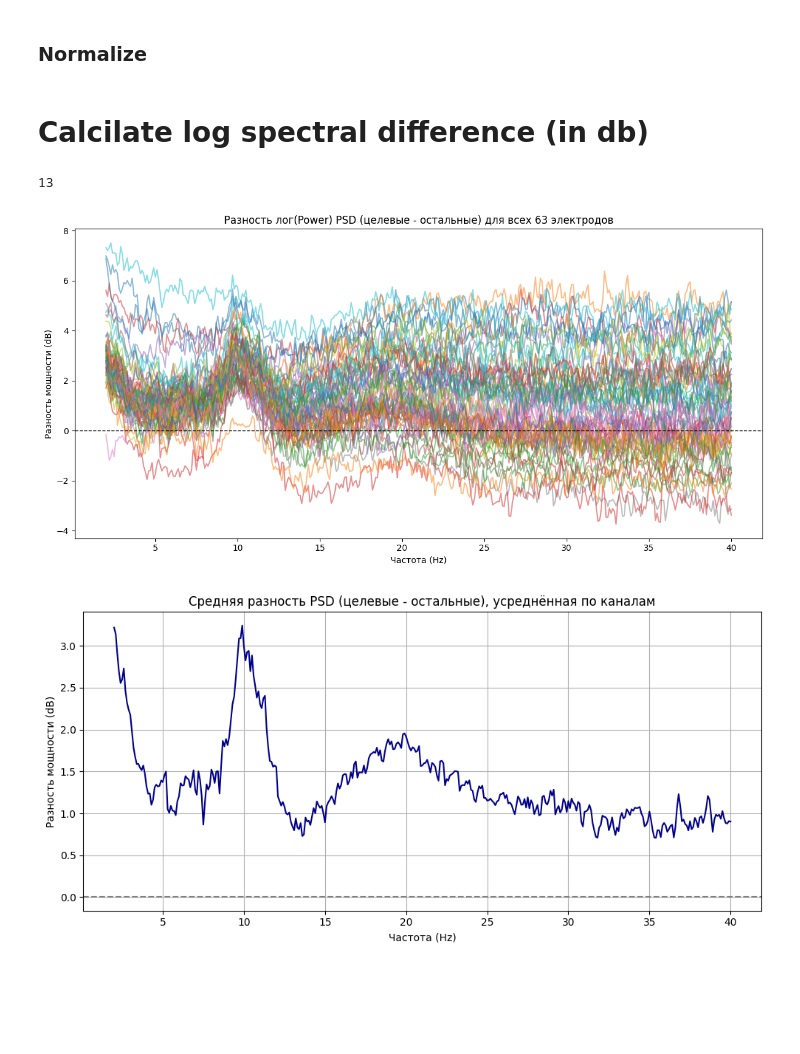
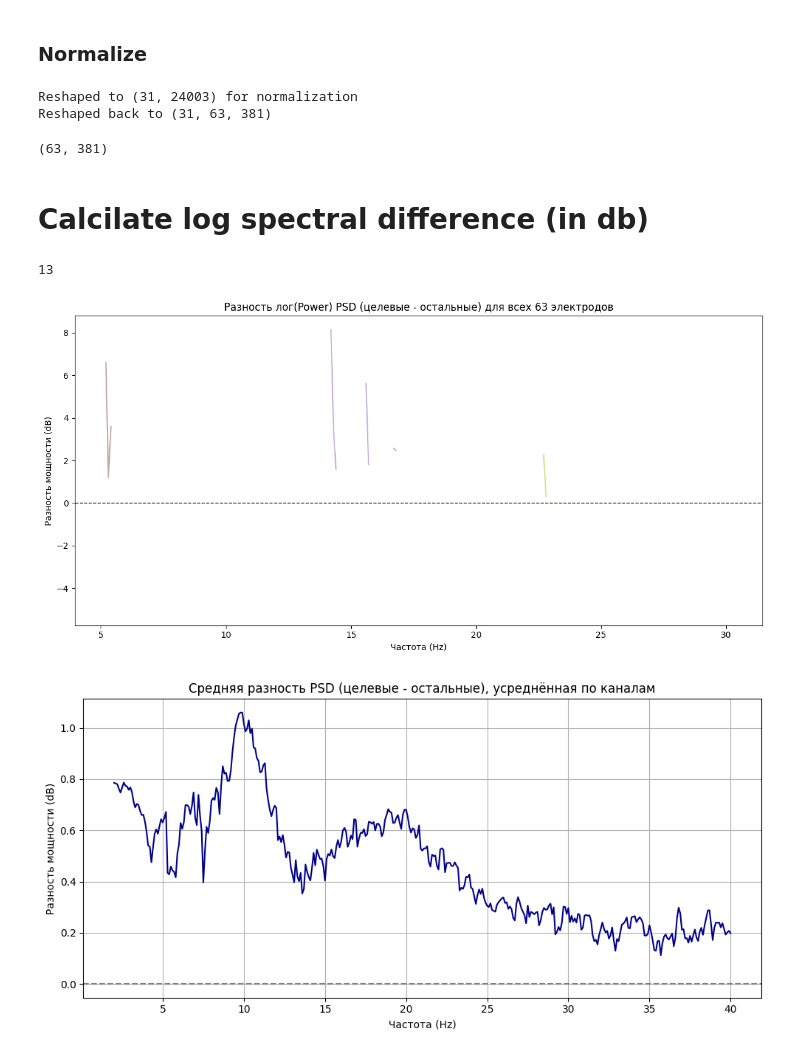
Before and after one commit to psandersi/EEG-Image-Reconstruction, a Jupyter notebook: Notebooks/Spectral_Analysis/Spectral_Difference.ipynb, the cells around one changed output. Saved outputs shown, nothing was run; the diff lists cells and outputs as text; code cells hidden in the pictures; blank space fills up the shorter version.

```diff
--- a/Notebooks/Spectral_Analysis/Spectral_Difference.ipynb
+++ b/Notebooks/Spectral_Analysis/Spectral_Difference.ipynb
@@ -64,3 +42,34 @@ psd.shape
+# %%
+# Parse into two lists will be used furthere
+psds_array = [item[0] for item in results_arr]
+psds_array = np.array(psds_array)                            # Convert list of PSDs to a numpy array
+psds_array = psds_array.reshape((psds_array.shape[0], -1))   # Vectorize
+
+print(f"Reshaped to {psds_array.shape} for normalization")
+
+metadata = [item[1:] for item in results_arr]
+
+
+from sklearn.preprocessing import StandardScaler
+scaler = StandardScaler()
+psds_array = scaler.fit_transform(psds_array)
+
+psds_array = psds_array.reshape((31, 63, 381))
+
+print(f"Reshaped back to {psds_array.shape}")
+
+results_arr = []
+for i in range(psds_array.shape[0]):
+    psd = psds_array[i]
+    meta = metadata[i]
+    results_arr.append([psd] + meta)
+
+psd, s_id, t_id, gender, handiness, age = results_arr[10]
+psd.shape
+# %% [output]
+Reshaped to (31, 24003) for normalization
+Reshaped back to (31, 63, 381)
+(63, 381)
 # %% [markdown]
 # Calcilate log spectral difference (in db)
 # %%
@@ -106,8 +115,8 @@ target_psds = np.array(target_psds)  # (n_target, 63, 381)
 rest_psds = np.array(rest_psds)      # (n_rest, 63, 381)
 
 # Логарифмирование перед усреднением (в dB)
-target_psds_db = 10 * np.log10(target_psds + 1e-12)
-rest_psds_db   = 10 * np.log10(rest_psds + 1e-12)
+# target_psds_db = 10 * np.log10(target_psds + 1e-12)
+# rest_psds_db   = 10 * np.log10(rest_psds + 1e-12)
 
 # Среднее по группам
 target_mean_psd = target_psds_db.mean(axis=0)
@@ -138,37 +147,37 @@ plt.show()
 # В массивы
 target_psds = np.array(target_psds)  # (n_target, 63, 381)
 rest_psds = np.array(rest_psds)      # (n_rest, 63, 381)
 
-target_psds = 10 * np.log10(target_psds + 1e-12)
-rest_psds   = 10 * np.log10(rest_psds + 1e-12)
+# target_psds = 10 * np.log10(target_psds + 1e-12)
+# rest_psds   = 10 * np.log10(rest_psds + 1e-12)
 
 # Среднее по выборке (по людям)
 target_mean = target_psds.mean(axis=0)  # (63, 381)
 rest_mean = rest_psds.mean(axis=0)      # (63, 381)
 
 # Разность
 diff = target_mean - rest_mean  # (63, 381)
 
 # Среднее по каналам → одна кривая
 mean_diff = diff.mean(axis=0)  # (381,)
 
 # Частотная ось
 freqs = np.linspace(2, 40, mean_diff.shape[0])
 
 # Визуализация
 plt.figure(figsize=(10, 5))
 plt.plot(freqs, mean_diff, color='darkblue')
 plt.axhline(0, color='gray', linestyle='--')
 plt.title("Средняя разность PSD (целевые - остальные), усреднённая по каналам")
 plt.xlabel("Частота (Hz)")
 plt.ylabel("Разность мощности (dB)")
 plt.grid(True)
 plt.tight_layout()
 plt.show()
 # %% [output]
 13
-[figure, old version]
+[figure, new version]
-[figure, old version]
+[figure, new version]
 # %%
 import numpy as np
 import matplotlib.pyplot as plt
```
Also changed, not shown: parts of 4 cells of this notebook, 15 other files.
